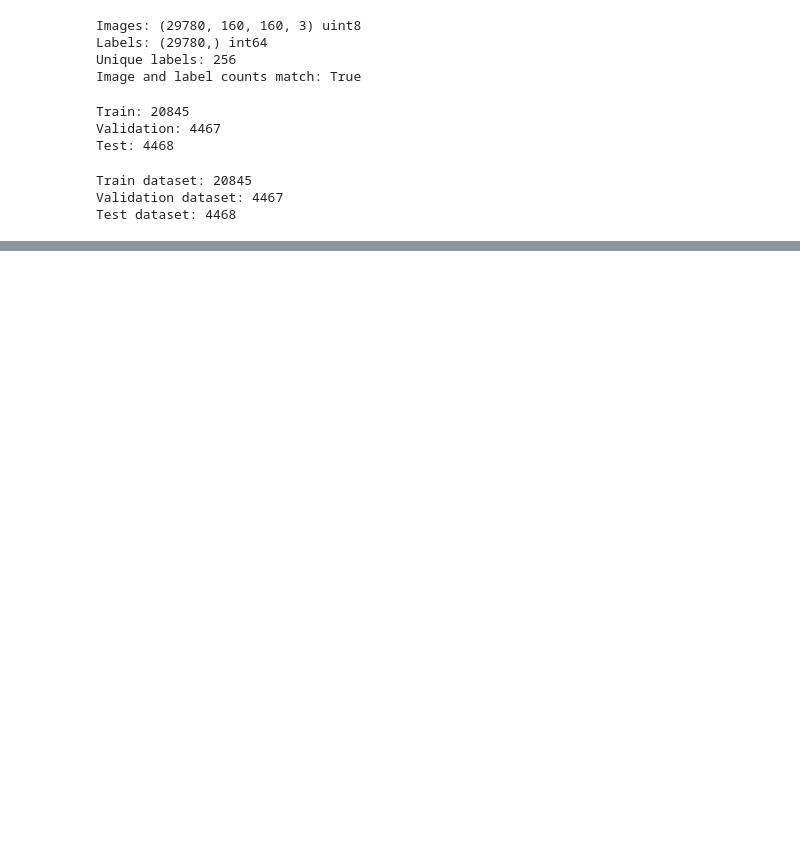
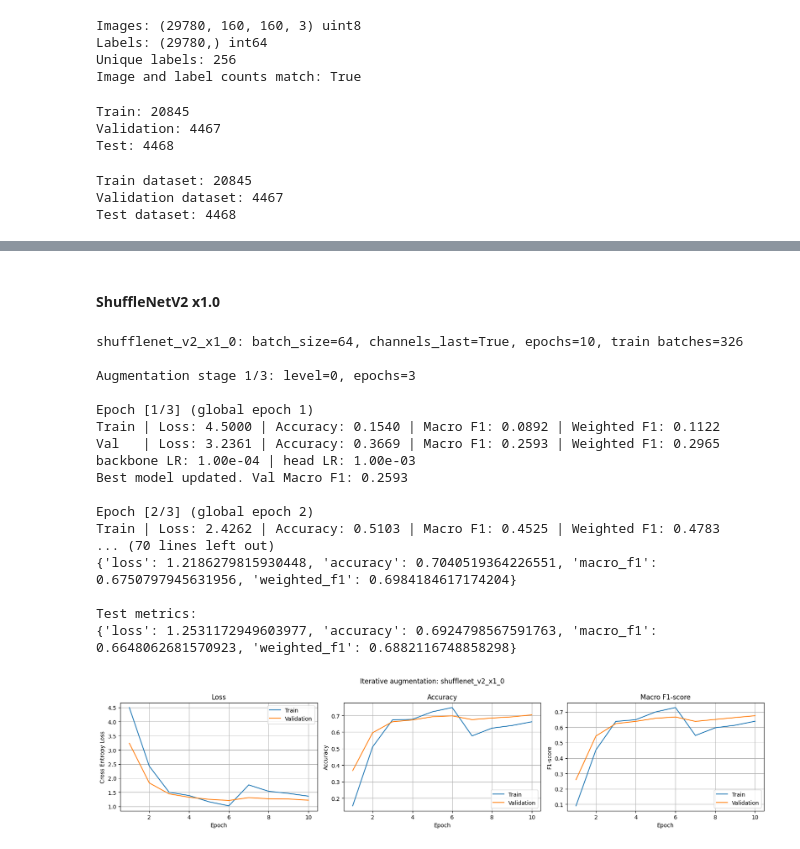
Before and after one commit to golkaem/applied-ml, a Jupyter notebook: hw1/solution.ipynb, the cells around one changed output, grey strips where cells are left out. Cells and saved outputs as stored; diff of their text form; code cells hidden in the pictures; blank space fills up the shorter version.

```diff
--- a/hw1/solution.ipynb
+++ b/hw1/solution.ipynb
@@ -271,0 +351,30 @@ Saved comparison table to d:\repos\applied-ml\hw1\data\checkpoints\baseline_comp
+# %% [markdown]
+#### ShuffleNetV2 x1.0
+# %%
+iter_aug_results[shufflenet_name] = run_baseline_experiment(
+    model_name=shufflenet_name,
+    settings=MODEL_SETTINGS[shufflenet_name],
+    config=baseline_config,
+    aug_stages=AUG_STAGES,
+    experiment_prefix="iter_aug_local",
+    title_prefix="Iterative augmentation",
+)
+# %% [output]
+shufflenet_v2_x1_0: batch_size=64, channels_last=True, epochs=10, train batches=326
+
+Augmentation stage 1/3: level=0, epochs=3
+
+Epoch [1/3] (global epoch 1)
+Train | Loss: 4.5000 | Accuracy: 0.1540 | Macro F1: 0.0892 | Weighted F1: 0.1122
+Val   | Loss: 3.2361 | Accuracy: 0.3669 | Macro F1: 0.2593 | Weighted F1: 0.2965
+backbone LR: 1.00e-04 | head LR: 1.00e-03
+Best model updated. Val Macro F1: 0.2593
+
+Epoch [2/3] (global epoch 2)
+Train | Loss: 2.4262 | Accuracy: 0.5103 | Macro F1: 0.4525 | Weighted F1: 0.4783
+... (70 lines left out)
+{'loss': 1.2186279815930448, 'accuracy': 0.7040519364226551, 'macro_f1': 0.6750797945631956, 'weighted_f1': 0.6984184617174204}
+
+Test metrics:
+{'loss': 1.2531172949603977, 'accuracy': 0.6924798567591763, 'macro_f1': 0.6648062681570923, 'weighted_f1': 0.6882116748858298}
+[figure, added]
```
Also changed, not shown: parts of 43 cells of this notebook.
